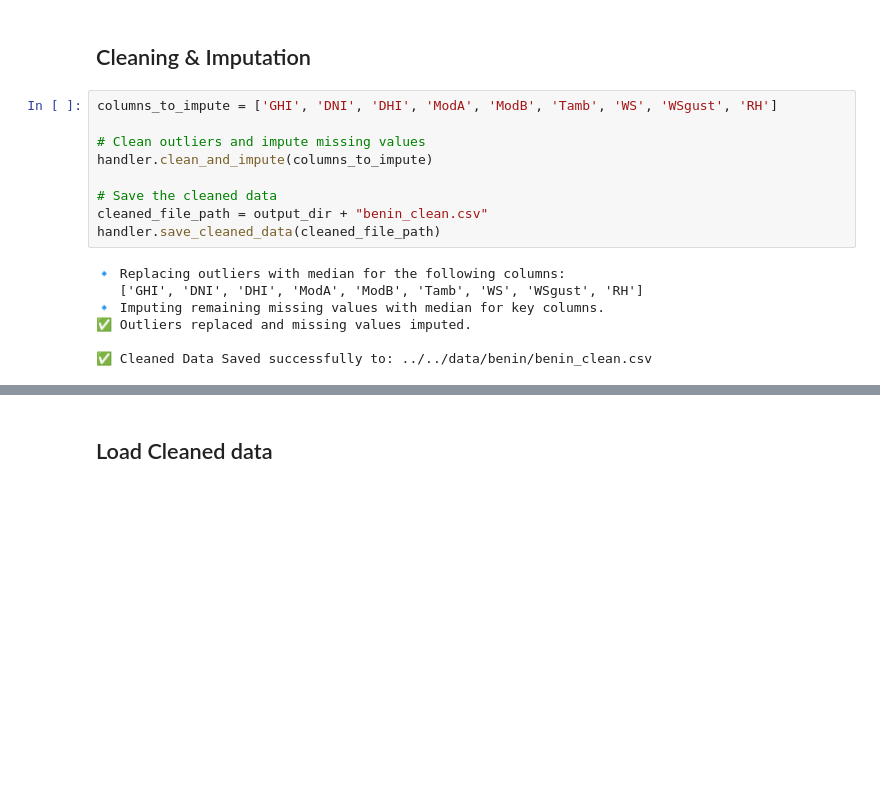
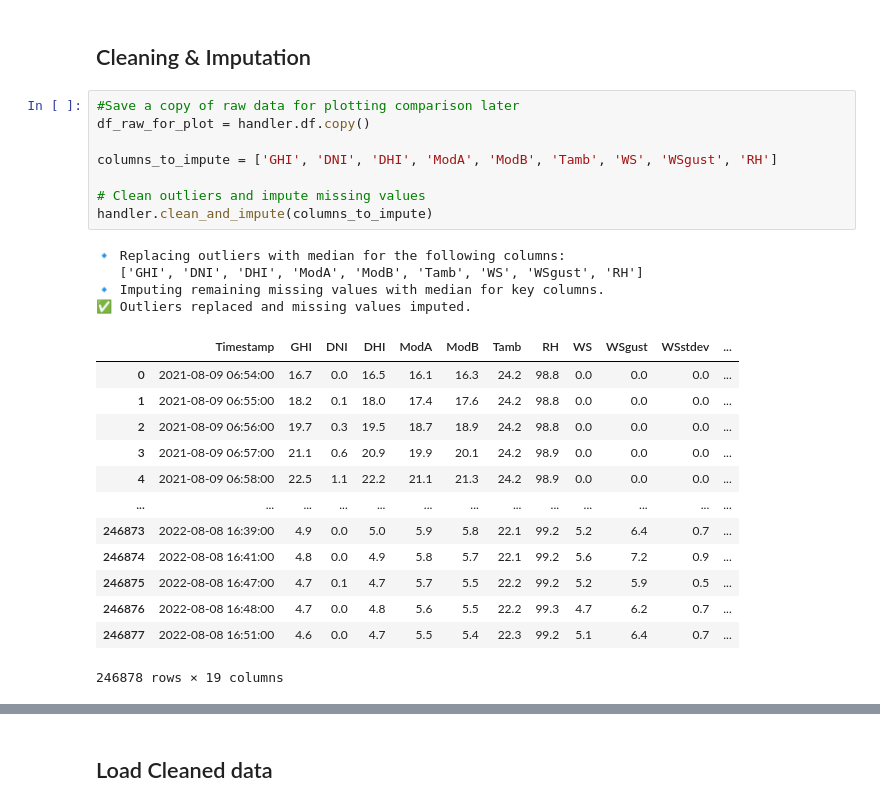
Before and after one commit to AdeyAmare/solar-challenge-week0, a Jupyter notebook: src/notebooks/benin_eda.ipynb, the cells around one changed output, grey strips where cells are left out. Drawn from its saved outputs; the diff is of its cells as text; blank space fills up the shorter version.

```diff
--- a/src/notebooks/benin_eda.ipynb
+++ b/src/notebooks/benin_eda.ipynb
@@ -159,18 +161,28 @@ Count of rows with outlier values -  959
 # %% [markdown]
 ## Cleaning & Imputation
 # %%
+#Save a copy of raw data for plotting comparison later
+df_raw_for_plot = handler.df.copy()
+
 columns_to_impute = ['GHI', 'DNI', 'DHI', 'ModA', 'ModB', 'Tamb', 'WS', 'WSgust', 'RH']
 
 # Clean outliers and impute missing values
 handler.clean_and_impute(columns_to_impute)
-
-# Save the cleaned data
-cleaned_file_path = output_dir + "benin_clean.csv"
-handler.save_cleaned_data(cleaned_file_path)
 # %% [output]
 🔹 Replacing outliers with median for the following columns:
    ['GHI', 'DNI', 'DHI', 'ModA', 'ModB', 'Tamb', 'WS', 'WSgust', 'RH']
 🔹 Imputing remaining missing values with median for key columns.
 ✅ Outliers replaced and missing values imputed.
-
-✅ Cleaned Data Saved successfully to: ../../data/benin/benin_clean.csv
+|  | Timestamp | GHI | DNI | DHI | ModA | ModB | Tamb | RH | WS | WSgust | WSstdev | ... |
+| 0 | 2021-08-09 06:54:00 | 16.7 | 0.0 | 16.5 | 16.1 | 16.3 | 24.2 | 98.8 | 0.0 | 0.0 | 0.0 | ... |
+| 1 | 2021-08-09 06:55:00 | 18.2 | 0.1 | 18.0 | 17.4 | 17.6 | 24.2 | 98.8 | 0.0 | 0.0 | 0.0 | ... |
+| 2 | 2021-08-09 06:56:00 | 19.7 | 0.3 | 19.5 | 18.7 | 18.9 | 24.2 | 98.8 | 0.0 | 0.0 | 0.0 | ... |
+| 3 | 2021-08-09 06:57:00 | 21.1 | 0.6 | 20.9 | 19.9 | 20.1 | 24.2 | 98.9 | 0.0 | 0.0 | 0.0 | ... |
+| 4 | 2021-08-09 06:58:00 | 22.5 | 1.1 | 22.2 | 21.1 | 21.3 | 24.2 | 98.9 | 0.0 | 0.0 | 0.0 | ... |
+| ... | ... | ... | ... | ... | ... | ... | ... | ... | ... | ... | ... | ... |
+| 246873 | 2022-08-08 16:39:00 | 4.9 | 0.0 | 5.0 | 5.9 | 5.8 | 22.1 | 99.2 | 5.2 | 6.4 | 0.7 | ... |
+| 246874 | 2022-08-08 16:41:00 | 4.8 | 0.0 | 4.9 | 5.8 | 5.7 | 22.1 | 99.2 | 5.6 | 7.2 | 0.9 | ... |
+| 246875 | 2022-08-08 16:47:00 | 4.7 | 0.1 | 4.7 | 5.7 | 5.5 | 22.2 | 99.2 | 5.2 | 5.9 | 0.5 | ... |
+| 246876 | 2022-08-08 16:48:00 | 4.7 | 0.0 | 4.8 | 5.6 | 5.5 | 22.2 | 99.3 | 4.7 | 6.2 | 0.7 | ... |
+| 246877 | 2022-08-08 16:51:00 | 4.6 | 0.0 | 4.7 | 5.5 | 5.4 | 22.3 | 99.2 | 5.1 | 6.4 | 0.7 | ... |
+246878 rows × 19 columns
```
Also changed, not shown: parts of 7 cells of this notebook, 4 other files.
